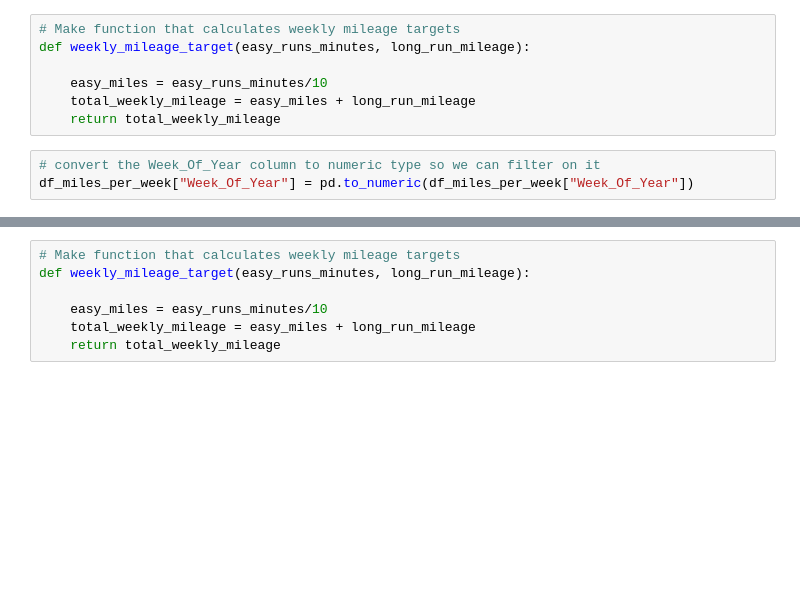
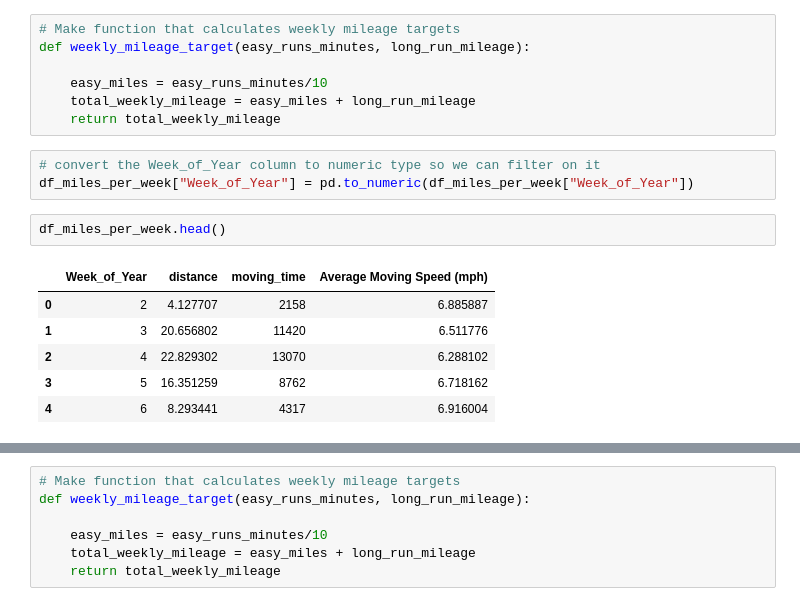
Before and after one commit to jimmyvluong/Strava_API_Fun, a Jupyter notebook: scripts/0_marathon_tracking.ipynb, the cells around one changed output, grey strips where cells are left out. Drawn from its saved outputs; the diff is of its cells as text; blank space fills up the shorter version.

```diff
--- a/scripts/0_marathon_tracking.ipynb
+++ b/scripts/0_marathon_tracking.ipynb
@@ -169,5 +167,14 @@ def weekly_mileage_target(easy_runs_minutes, long_run_mileage):
     total_weekly_mileage = easy_miles + long_run_mileage
     return total_weekly_mileage
 # %%
-# convert the Week_Of_Year column to numeric type so we can filter on it
-df_miles_per_week["Week_Of_Year"] = pd.to_numeric(df_miles_per_week["Week_Of_Year"])
+# convert the Week_of_Year column to numeric type so we can filter on it
+df_miles_per_week["Week_of_Year"] = pd.to_numeric(df_miles_per_week["Week_of_Year"])
+# %%
+df_miles_per_week.head()
+# %% [output]
+|  | Week_of_Year | distance | moving_time | Average Moving Speed (mph) |
+| 0 | 2 | 4.127707 | 2158 | 6.885887 |
+| 1 | 3 | 20.656802 | 11420 | 6.511776 |
+| 2 | 4 | 22.829302 | 13070 | 6.288102 |
+| 3 | 5 | 16.351259 | 8762 | 6.718162 |
+| 4 | 6 | 8.293441 | 4317 | 6.916004 |
```
Also changed, not shown: parts of 21 cells of this notebook.
